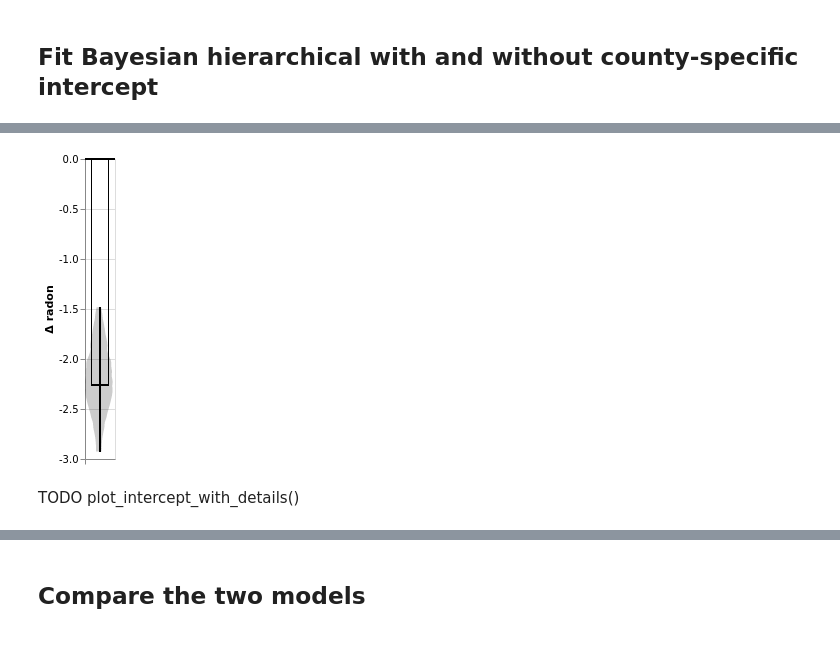
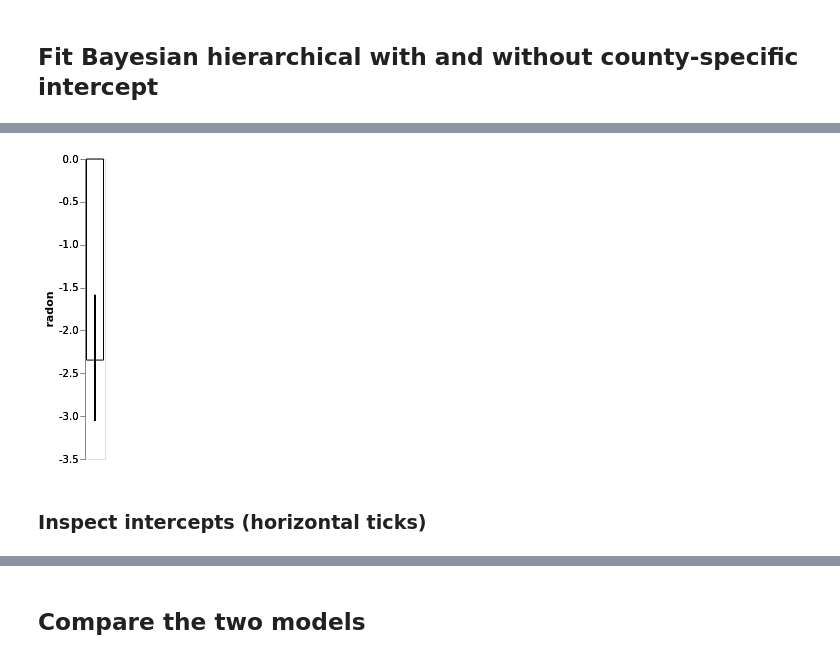
Before and after one commit to mmyros/bayes-window, a Jupyter notebook: docs/example_notebooks/radon_example/radon.ipynb, the cells around one changed output, grey strips where cells are left out. Cells and saved outputs as stored; diff of their text form; code cells hidden in the pictures.

```diff
--- a/docs/example_notebooks/radon_example/radon.ipynb
+++ b/docs/example_notebooks/radon_example/radon.ipynb
@@ -36 +36,3 @@ df
 919 rows × 3 columns
+# %%
+df.set_index(['county','floor']).hist(bins=100);
@@ -69,6 +75,6 @@ Uneven number of entries in conditions! This will lead to nans in data (window.d
 # %%
-window1.plot(x=':O',add_data=False,)
+window1.plot(x=':O')
 # %% [output]
-[figure, old version]
+[figure, new version]
-# %% [markdown]
-TODO plot_intercept_with_details()
+# %% [markdown]
+### Inspect intercepts (horizontal ticks)
```
Also changed, not shown: parts of 14 cells of this notebook, 7 other files.
